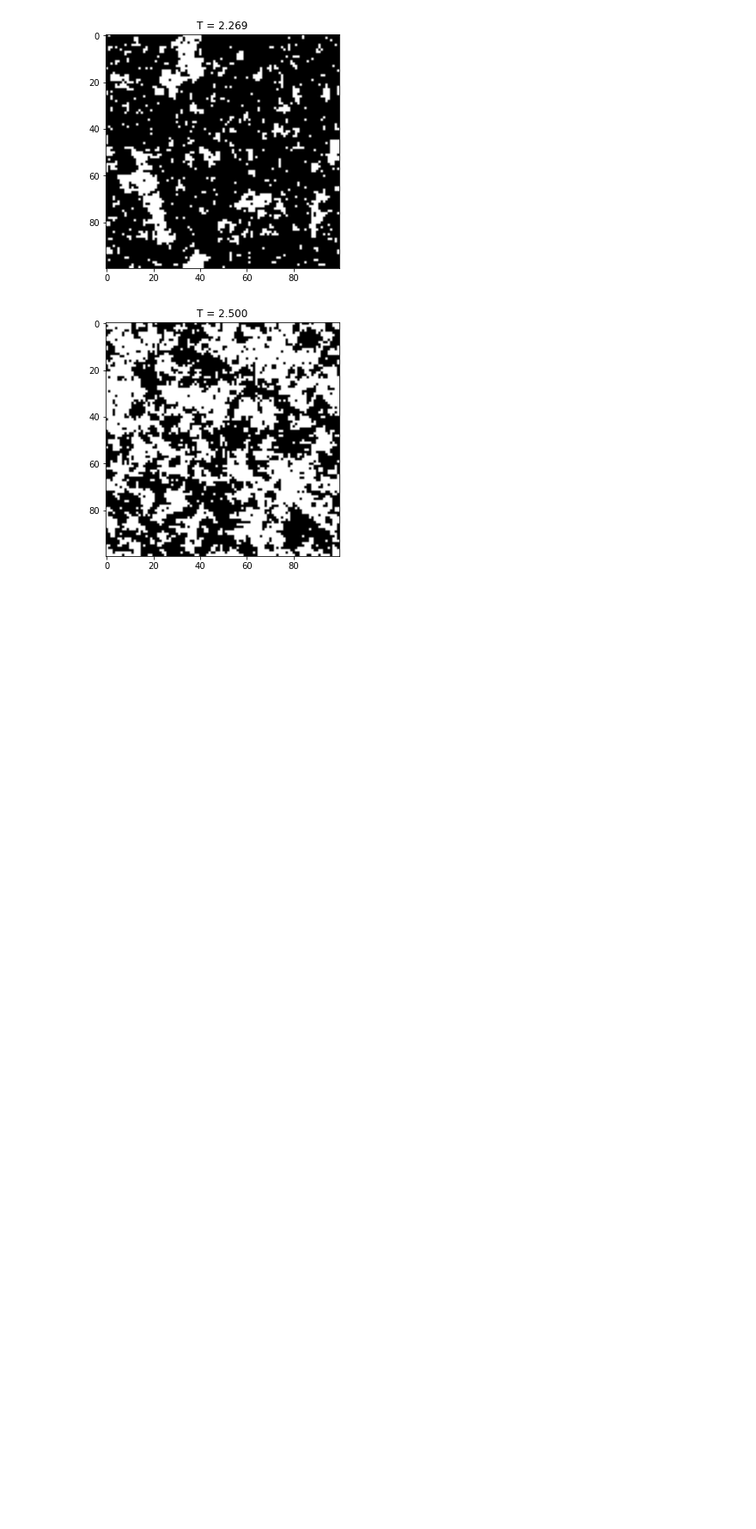
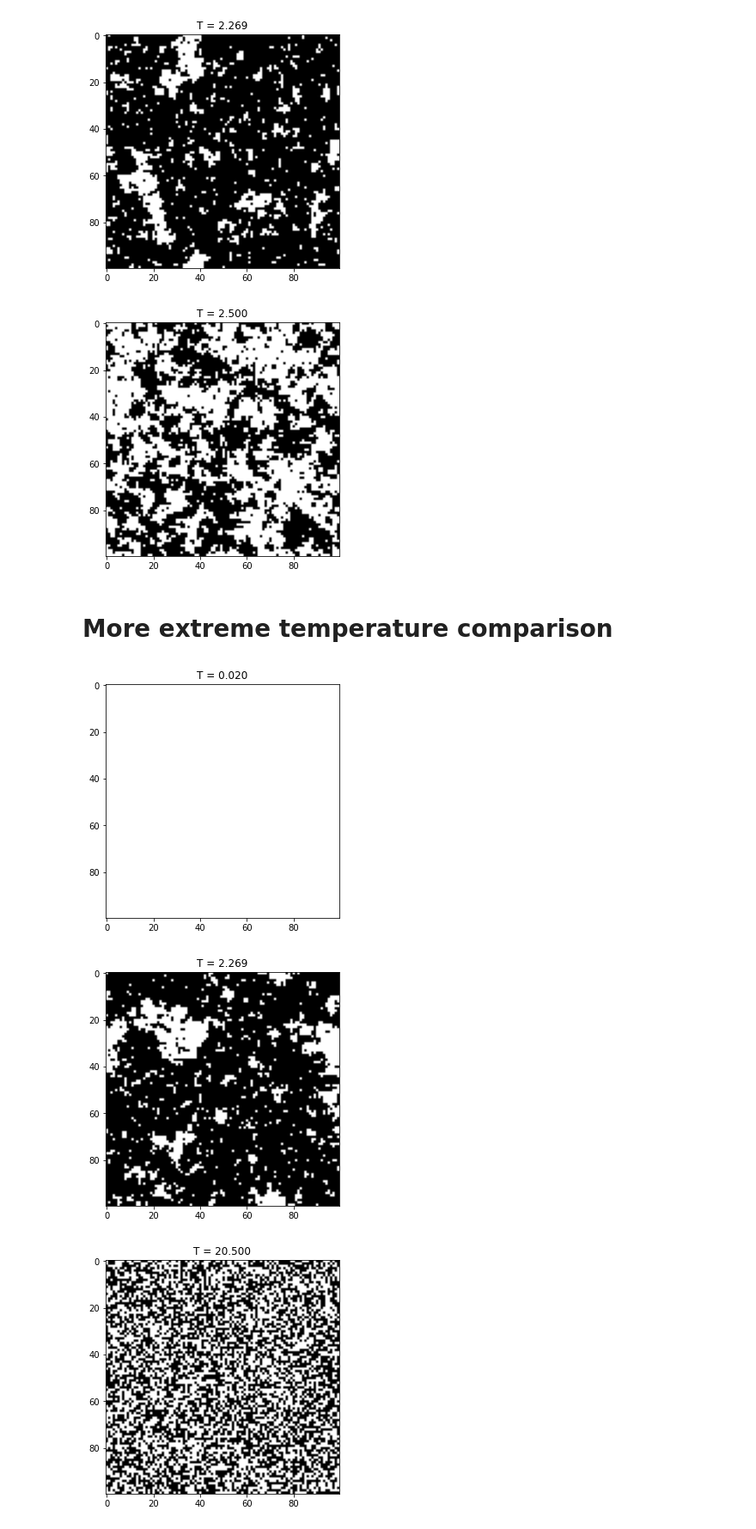
Before and after one commit to willgriff14/research_kcl, a Jupyter notebook: Ising model images reproduction.ipynb, the cells around one changed output. Shown at 86% size. Cells and saved outputs as stored; diff of their text form; code cells hidden in the pictures; blank space fills up the shorter version.

```diff
--- a/Ising model images reproduction.ipynb
+++ b/Ising model images reproduction.ipynb
@@ -223,3 +223,45 @@ for T in temperatures:
 [figure]
 [figure]
 [figure]
+# %% [markdown]
+# More extreme temperature comparison
+# %%
+# Parameters
+L = 100  # size of lattice
+J = 1.0  # interaction strength
+num_steps = 1000  # number of Monte Carlo steps
+
+# Temperatures
+T_below = 0.02
+T_critical = 2 / np.log(1 + np.sqrt(2))  # critical temperature
+T_above = 20.5
+
+temperatures = [T_below, T_critical, T_above]
+
+# Function to calculate the energy change for a single spin flip
+def deltaE(i, j):
+    return 2 * J * lattice[i, j] * (lattice[(i-1)%L, j] + lattice[(i+1)%L, j] +
+                                    lattice[i, (j-1)%L] + lattice[i, (j+1)%L])
+
+# Perform simulation for each temperature
+for T in temperatures:
+    # Initialize lattice
+    lattice = np.ones((L, L))
+
+    # Metropolis update rule
+    for _ in range(num_steps):
+        for _ in range(L * L):
+            i, j = np.random.randint(0, L, 2)
+            dE = deltaE(i, j)
+            if dE < 0 or np.random.rand() < np.exp(-dE / T):
+                lattice[i, j] *= -1
+
+    # Display the final state
+    plt.figure(figsize=(5, 5))
+    plt.imshow(lattice, cmap='binary')
+    plt.title(f'T = {T:.3f}')
+    plt.show()
+# %% [output]
+[figure, added]
+[figure, added]
+[figure, added]
```
